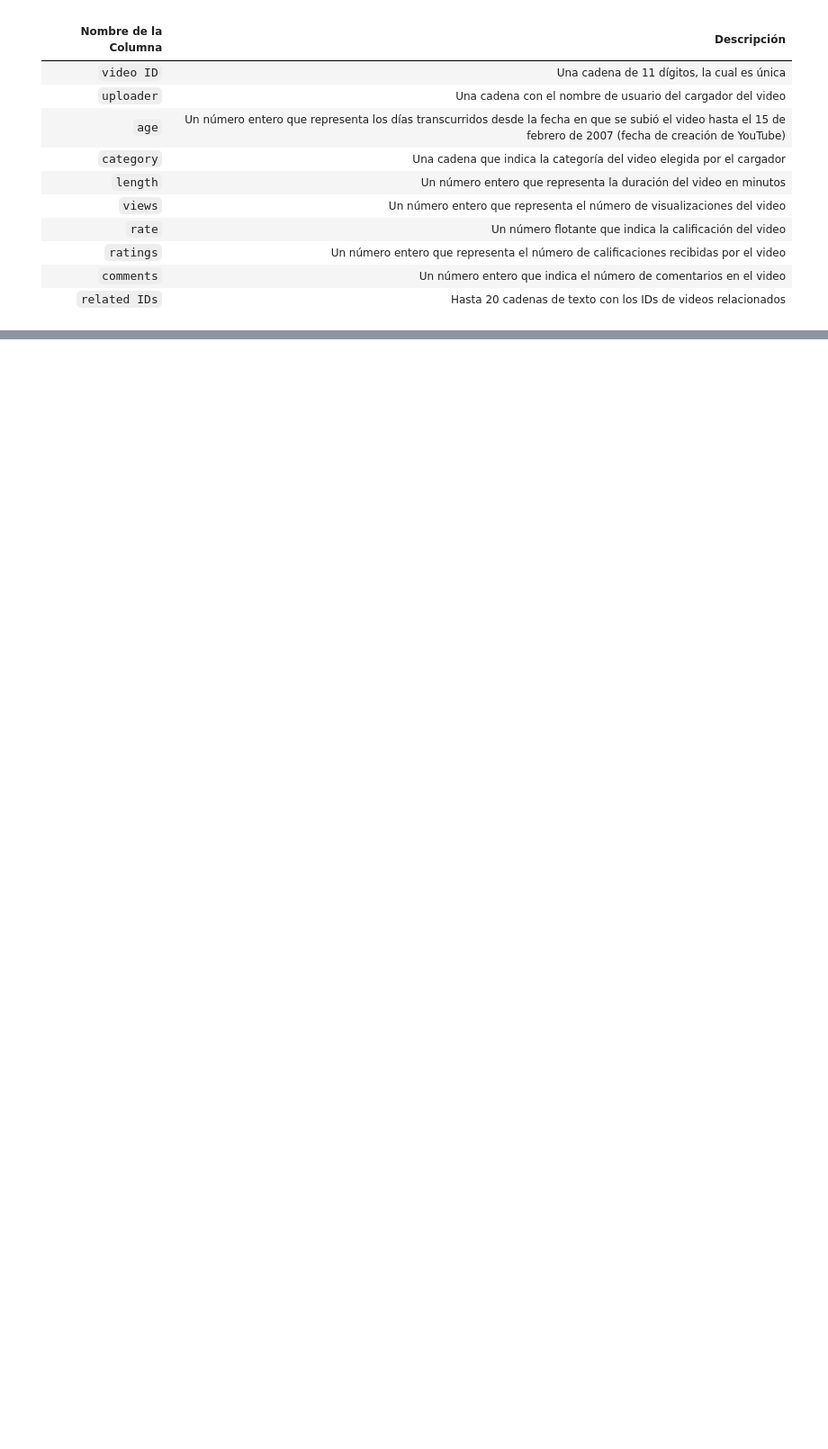
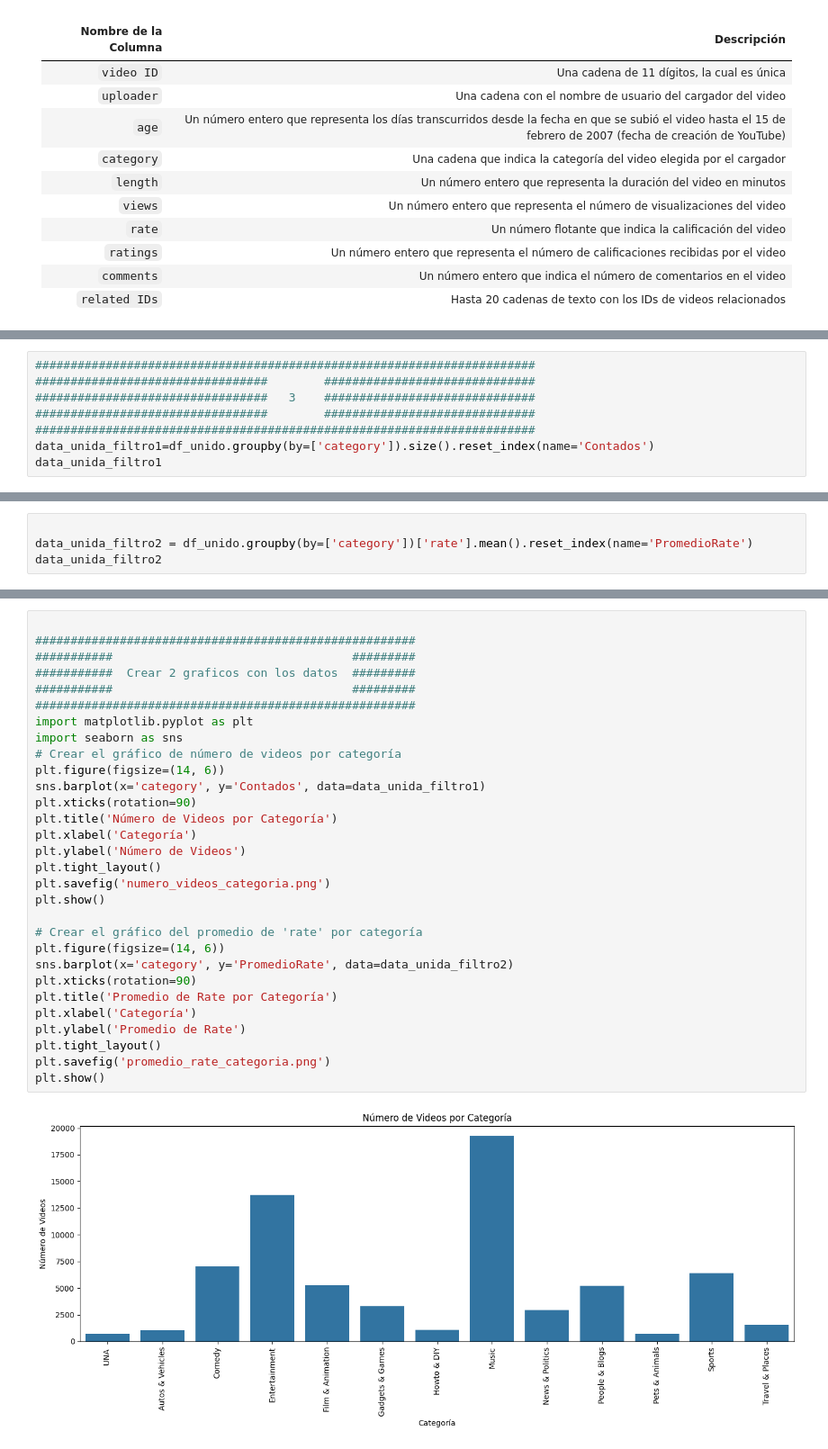
Before and after one commit to Abait-25/PC5, a Jupyter notebook: Problema3.ipynb, the cells around one changed output, grey strips where cells are left out. Shown: that part at 90% size. Saved outputs shown, nothing was run; the diff lists cells and outputs as text; blank space fills up the shorter version.

```diff
--- a/Problema3.ipynb
+++ b/Problema3.ipynb
@@ -36,0 +79,8 @@ IsADirectoryError: [Errno 21] Is a directory: 'youtubedata/0303'
+# %%
+#######################################################################
+#################################        ##############################
+#################################   3    ##############################
+#################################        ##############################
+#######################################################################
+data_unida_filtro1=df_unido.groupby(by=['category']).size().reset_index(name='Contados')
+data_unida_filtro1
@@ -36,0 +102,4 @@ IsADirectoryError: [Errno 21] Is a directory: 'youtubedata/0303'
+# %%
+
+data_unida_filtro2 = df_unido.groupby(by=['category'])['rate'].mean().reset_index(name='PromedioRate')
+data_unida_filtro2
@@ -36,0 +129,32 @@ IsADirectoryError: [Errno 21] Is a directory: 'youtubedata/0303'
+# %%
+
+######################################################
+###########                                  #########
+###########  Crear 2 graficos con los datos  #########
+###########                                  #########
+######################################################
+import matplotlib.pyplot as plt
+import seaborn as sns
+# Crear el gráfico de número de videos por categoría
+plt.figure(figsize=(14, 6))
+sns.barplot(x='category', y='Contados', data=data_unida_filtro1)
+plt.xticks(rotation=90)
+plt.title('Número de Videos por Categoría')
+plt.xlabel('Categoría')
+plt.ylabel('Número de Videos')
+plt.tight_layout()
+plt.savefig('numero_videos_categoria.png')
+plt.show()
+
+# Crear el gráfico del promedio de 'rate' por categoría
+plt.figure(figsize=(14, 6))
+sns.barplot(x='category', y='PromedioRate', data=data_unida_filtro2)
+plt.xticks(rotation=90)
+plt.title('Promedio de Rate por Categoría')
+plt.xlabel('Categoría')
+plt.ylabel('Promedio de Rate')
+plt.tight_layout()
+plt.savefig('promedio_rate_categoria.png')
+plt.show()
+# %% [output]
+[figure, added]
```
Also changed, not shown: parts of 6 cells of this notebook, 7 other files.
